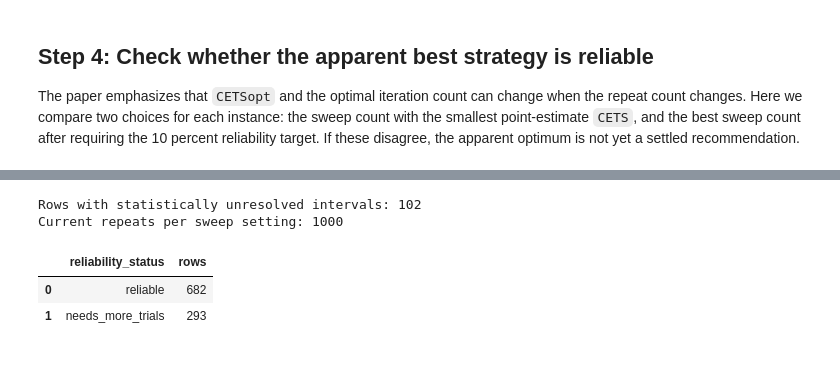
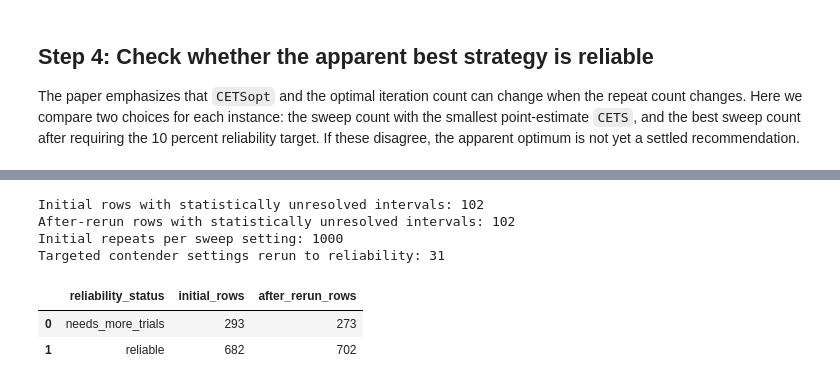
Before and after one commit to usra-riacs/stochastic-benchmark, a Jupyter notebook: examples/Simulated_Annealing/reliability_analysis.ipynb, the cells around one changed output, grey strips where cells are left out. Saved outputs shown, nothing was run; the diff lists cells and outputs as text; code cells hidden in the pictures.

```diff
--- a/examples/Simulated_Annealing/reliability_analysis.ipynb
+++ b/examples/Simulated_Annealing/reliability_analysis.ipynb
@@ -431,21 +715,42 @@ A useful tutorial should end with the decision it supports. The summary below co
 # %%
-status_summary = (
+initial_status_summary = (
     report["reliability_status"]
     .value_counts()
     .rename_axis("reliability_status")
-    .reset_index(name="rows")
+    .reset_index(name="initial_rows")
 )
-unresolved_rows = int(report["statistically_unresolved"].sum())
+after_status_summary = (
+    after_report["reliability_status"]
+    .value_counts()
+    .rename_axis("reliability_status")
+    .reset_index(name="after_rerun_rows")
+)
+status_summary = initial_status_summary.merge(
+    after_status_summary,
+    on="reliability_status",
+    how="outer",
+).fillna(0)
+status_summary[["initial_rows", "after_rerun_rows"]] = status_summary[
+    ["initial_rows", "after_rerun_rows"]
+].astype(int)
+
+initial_unresolved_rows = int(report["statistically_unresolved"].sum())
+after_unresolved_rows = int(after_report["statistically_unresolved"].sum())
 current_repeats = int(report["current_repeats"].dropna().iloc[0])
-print(f"Rows with statistically unresolved intervals: {unresolved_rows}")
-print(f"Current repeats per sweep setting: {current_repeats}")
+targeted_setting_count = len(targeted_settings)
+print(f"Initial rows with statistically unresolved intervals: {initial_unresolved_rows}")
+print(f"After-rerun rows with statistically unresolved intervals: {after_unresolved_rows}")
+print(f"Initial repeats per sweep setting: {current_repeats}")
+print(f"Targeted contender settings rerun to reliability: {targeted_setting_count}")
 status_summary
 # %% [output]
-Rows with statistically unresolved intervals: 102
-Current repeats per sweep setting: 1000
+Initial rows with statistically unresolved intervals: 102
+After-rerun rows with statistically unresolved intervals: 102
+Initial repeats per sweep setting: 1000
+Targeted contender settings rerun to reliability: 31
-|  | reliability_status | rows |
-| 0 | reliable | 682 |
-| 1 | needs_more_trials | 293 |
+|  | reliability_status | initial_rows | after_rerun_rows |
+| 0 | needs_more_trials | 293 | 273 |
+| 1 | reliable | 682 | 702 |
 # %% [markdown]
 ## Comparison with the paper
 
```
Also changed, not shown: parts of 17 cells of this notebook, 5 other files.
